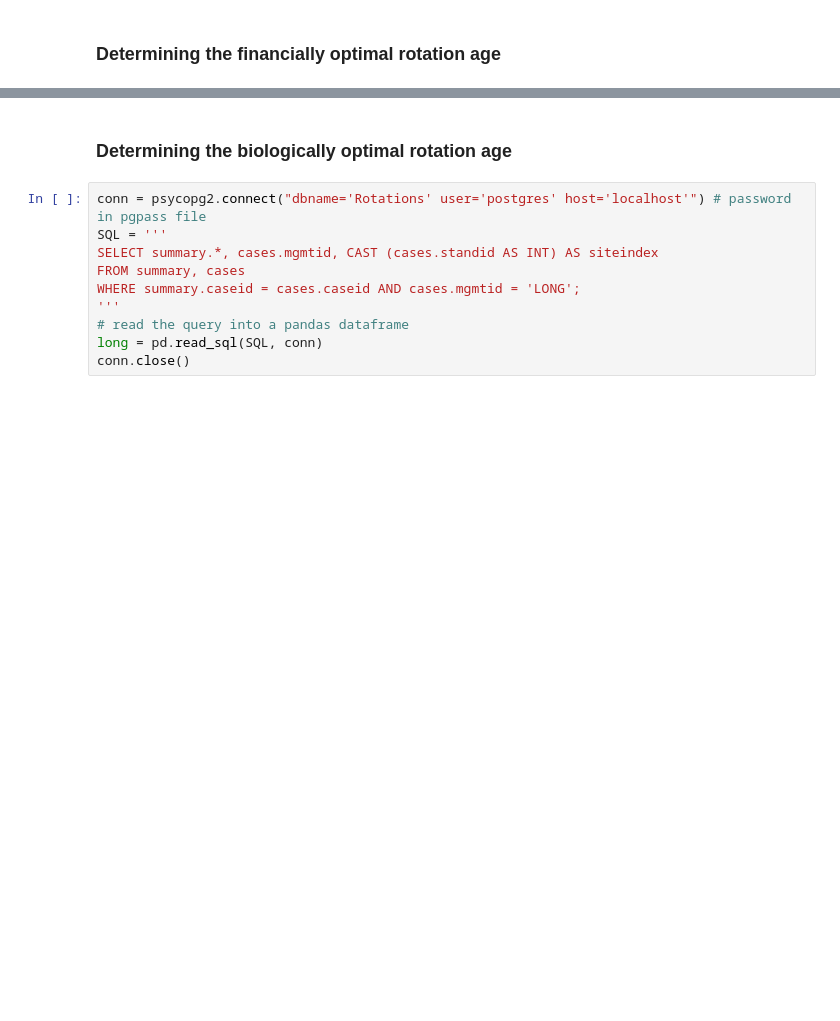
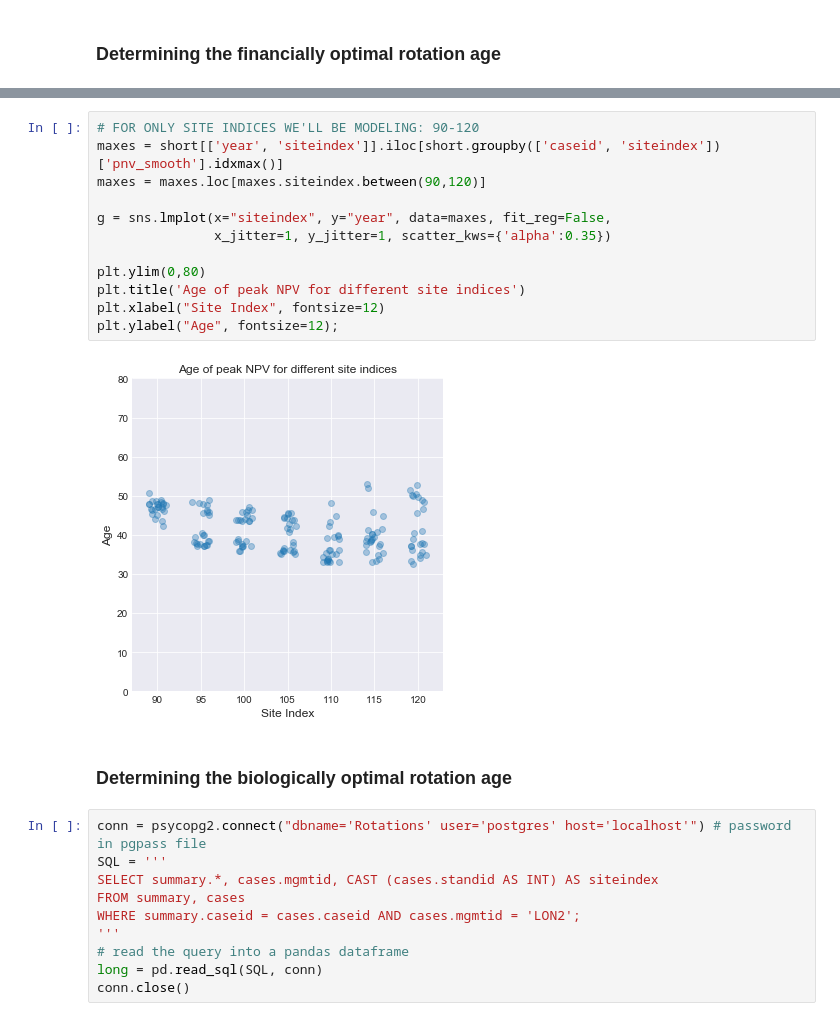
Before and after one commit to Ecotrust/FSC_Case_Studies, a Jupyter notebook: FSC Case Study Determining Rotation Length.ipynb, the cells around one changed output, grey strips where cells are left out. Saved outputs shown, nothing was run; the diff lists cells and outputs as text; blank space fills up the shorter version.

```diff
--- a/FSC Case Study Determining Rotation Length.ipynb
+++ b/FSC Case Study Determining Rotation Length.ipynb
@@ -55,3 +56,17 @@ C = 35.3466057243
+# %%
+# FOR ONLY SITE INDICES WE'LL BE MODELING: 90-120
+maxes = short[['year', 'siteindex']].iloc[short.groupby(['caseid', 'siteindex'])['pnv_smooth'].idxmax()]
+maxes = maxes.loc[maxes.siteindex.between(90,120)]
+
+g = sns.lmplot(x="siteindex", y="year", data=maxes, fit_reg=False,
+               x_jitter=1, y_jitter=1, scatter_kws={'alpha':0.35})
+
+plt.ylim(0,80)
+plt.title('Age of peak NPV for different site indices')
+plt.xlabel("Site Index", fontsize=12)
+plt.ylabel("Age", fontsize=12);
+# %% [output]
+[figure, added]
 # %% [markdown]
 ### Determining the biologically optimal rotation age
 # %%
@@ -59,7 +74,7 @@ conn = psycopg2.connect("dbname='Rotations' user='postgres' host='localhost'") #
 SQL = '''
 SELECT summary.*, cases.mgmtid, CAST (cases.standid AS INT) AS siteindex
 FROM summary, cases
-WHERE summary.caseid = cases.caseid AND cases.mgmtid = 'LONG';
+WHERE summary.caseid = cases.caseid AND cases.mgmtid = 'LON2';
 '''
 # read the query into a pandas dataframe
 long = pd.read_sql(SQL, conn)
```
Also changed, not shown: parts of 18 cells of this notebook.
